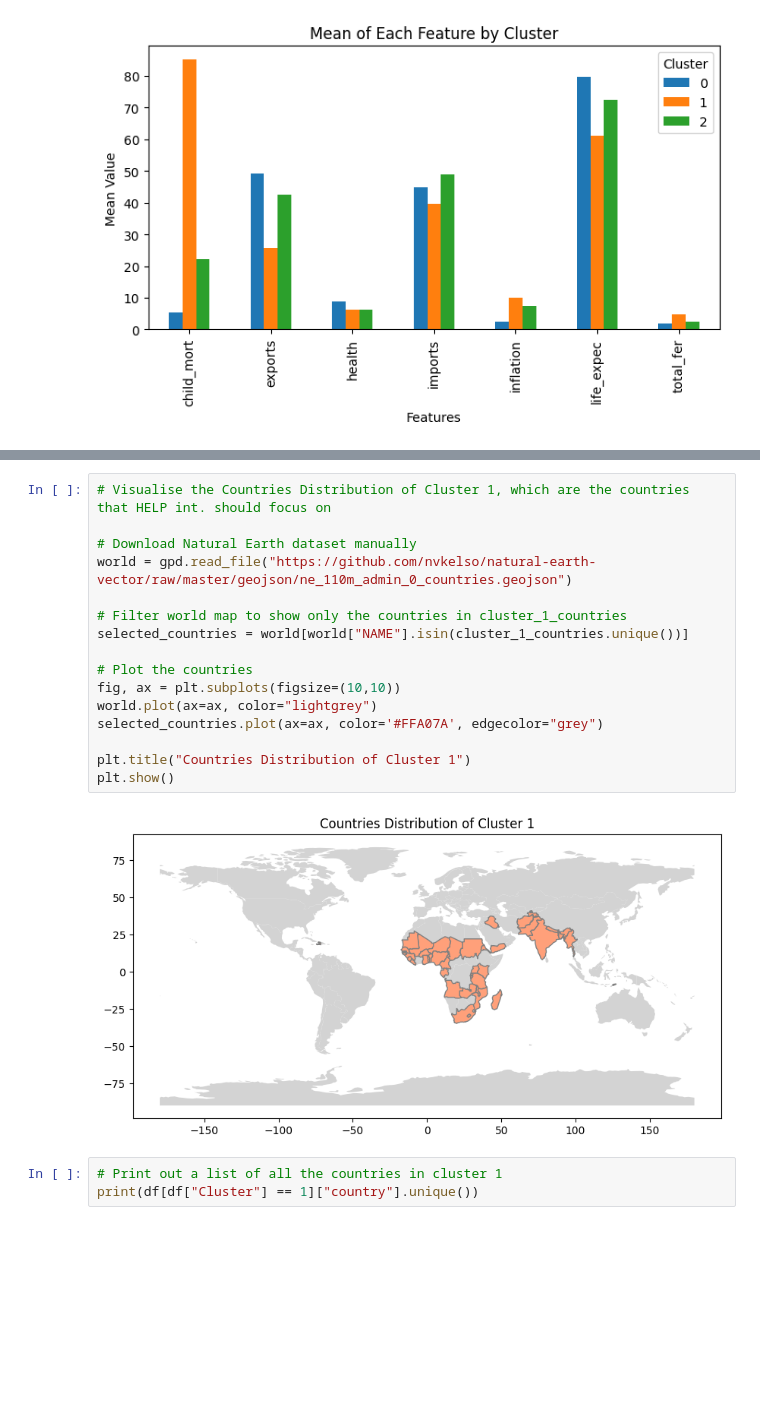
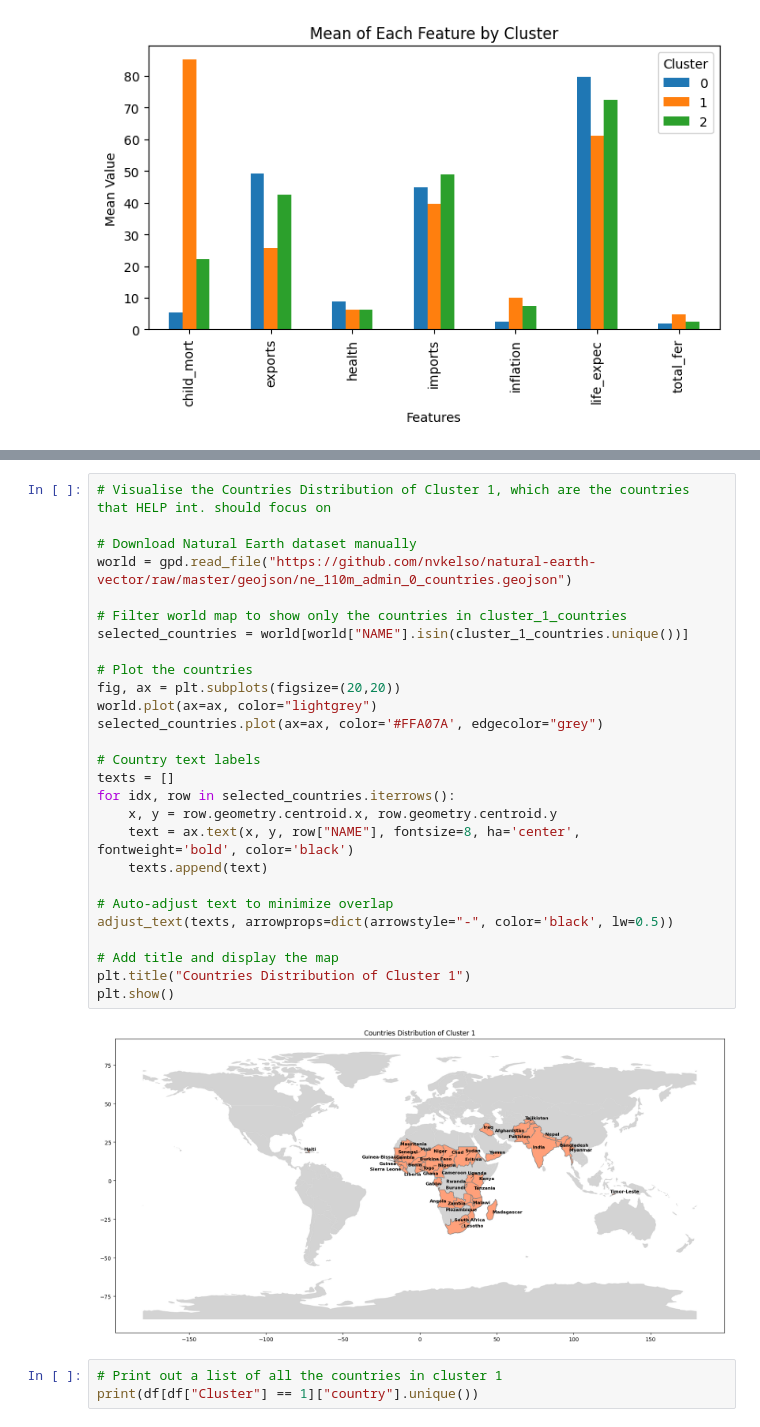
Before and after one commit to bytesbyt/ds_help_country, a Jupyter notebook: country.ipynb, the cells around one changed output, grey strips where cells are left out. Cells and saved outputs as stored; diff of their text form; blank space fills up the shorter version.

```diff
--- a/country.ipynb
+++ b/country.ipynb
@@ -431,21 +431,32 @@ Name: country, dtype: object
 # %%
 # Visualise the Countries Distribution of Cluster 1, which are the countries that HELP int. should focus on
 
 # Download Natural Earth dataset manually
 world = gpd.read_file("https://github.com/nvkelso/natural-earth-vector/raw/master/geojson/ne_110m_admin_0_countries.geojson")
 
 # Filter world map to show only the countries in cluster_1_countries
 selected_countries = world[world["NAME"].isin(cluster_1_countries.unique())]
 
 # Plot the countries
-fig, ax = plt.subplots(figsize=(10,10))
+fig, ax = plt.subplots(figsize=(20,20))
 world.plot(ax=ax, color="lightgrey")
 selected_countries.plot(ax=ax, color='#FFA07A', edgecolor="grey")
 
+# Country text labels
+texts = []
+for idx, row in selected_countries.iterrows():
+    x, y = row.geometry.centroid.x, row.geometry.centroid.y
+    text = ax.text(x, y, row["NAME"], fontsize=8, ha='center', fontweight='bold', color='black')
+    texts.append(text)
+
+# Auto-adjust text to minimize overlap
+adjust_text(texts, arrowprops=dict(arrowstyle="-", color='black', lw=0.5))
+
+# Add title and display the map
 plt.title("Countries Distribution of Cluster 1")
 plt.show()
 # %% [output]
-[figure, old version]
+[figure, new version]
 # %%
 # Print out a list of all the countries in cluster 1
 print(df[df["Cluster"] == 1]["country"].unique())
```
